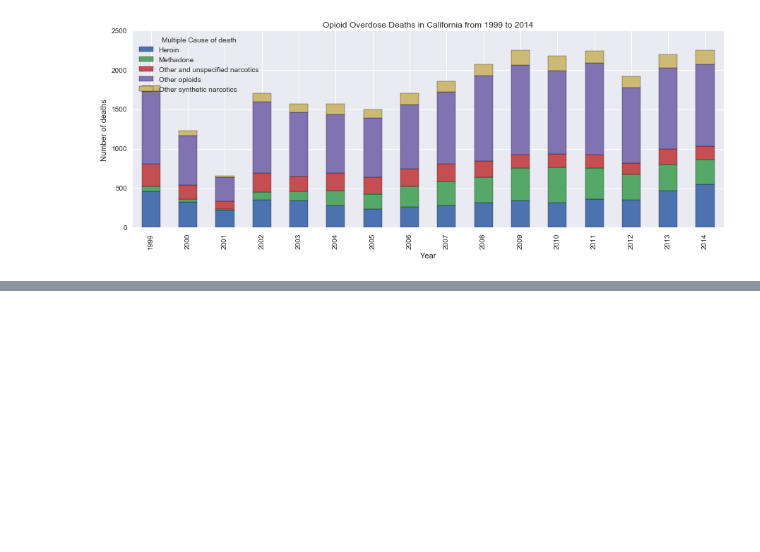
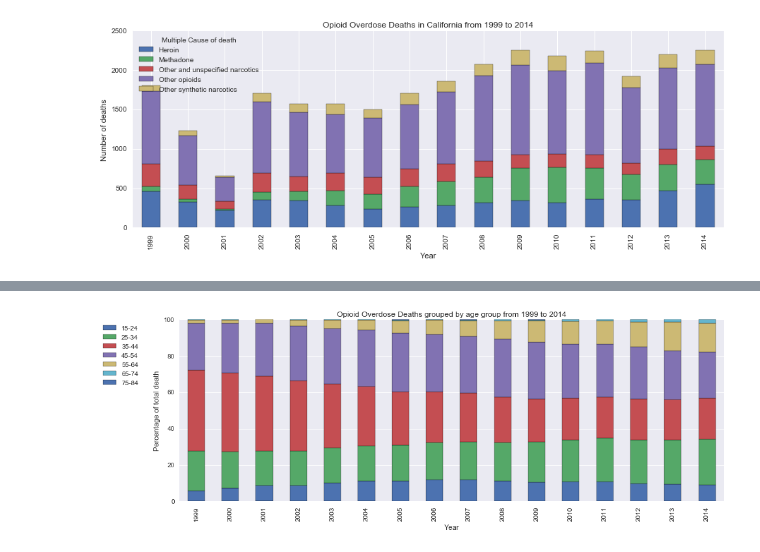
Before and after one commit to bayesimpact/bayeshack-hhs-opioid-abuse, a Jupyter notebook: analysis/Opioid Overdose Deaths.ipynb, the cells around one changed output, grey strips where cells are left out. Drawn from its saved outputs; the diff is of its cells as text; code cells hidden in the pictures; blank space fills up the shorter version.

```diff
--- a/analysis/Opioid Overdose Deaths.ipynb
+++ b/analysis/Opioid Overdose Deaths.ipynb
@@ -59,0 +109,4 @@ ax.set_ylabel('Number of deaths');
+# %%
+file_path = "../data/CDC/oos_by_demographics_state_level.txt"
+df = pd.read_csv(file_path, sep='\t')
+df.head(2)
@@ -59,0 +117,11 @@ ax.set_ylabel('Number of deaths');
+# %%
+pivoted = pd.pivot_table(df, index='Year', columns='Ten-Year Age Groups Code', values='Deaths', aggfunc=sum)
+pivoted = pivoted.apply(_perc_of_total_death, axis=1)
+fig, ax = plt.subplots(figsize=(15, 5))
+pivoted.plot(kind='bar', stacked=True, ax=ax)
+ax.set_title('Opioid Overdose Deaths grouped by age group from 1999 to 2014')
+ax.set_ylabel('Percentage of total death')
+ax.set_ylim([0, 100])
+ax.legend(bbox_to_anchor=(-0.15, 1), loc=2);
+# %% [output]
+[figure, added]
```
Also changed, not shown: parts of 13 cells of this notebook.
